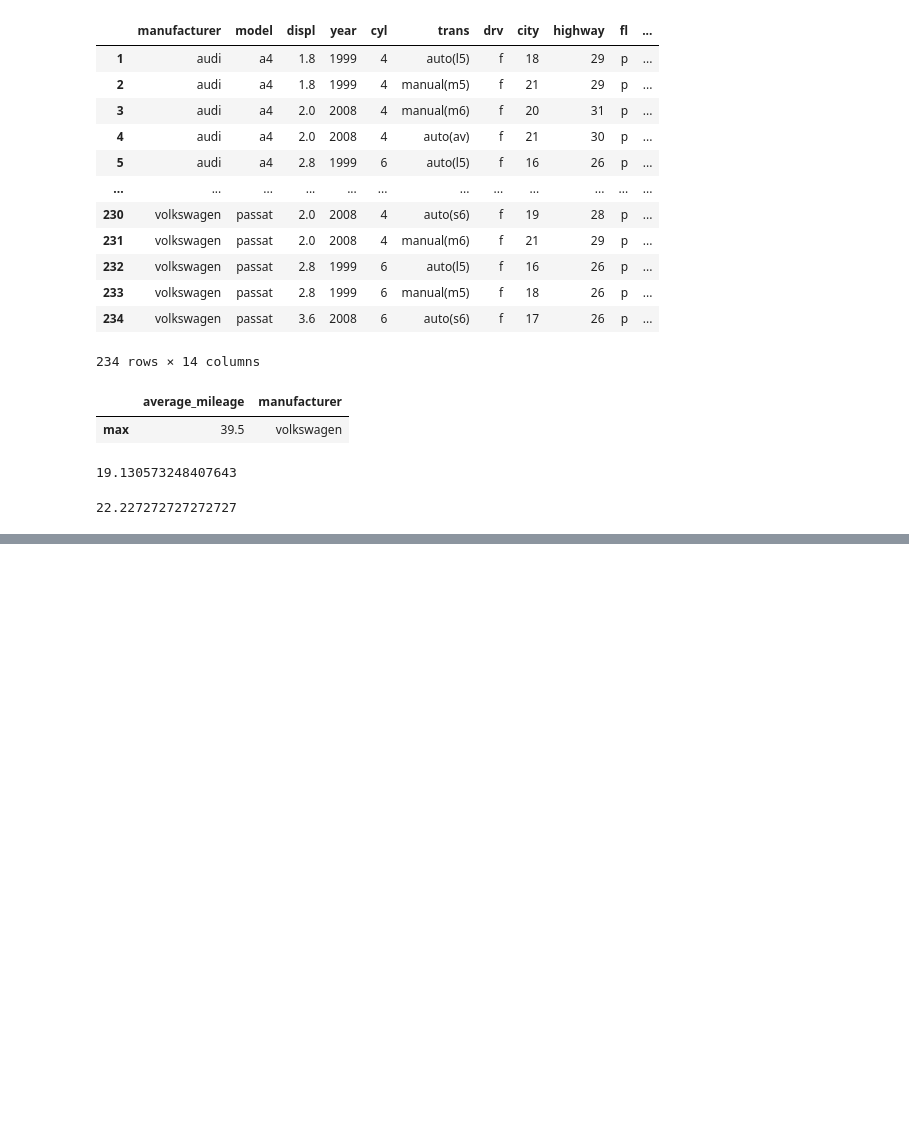
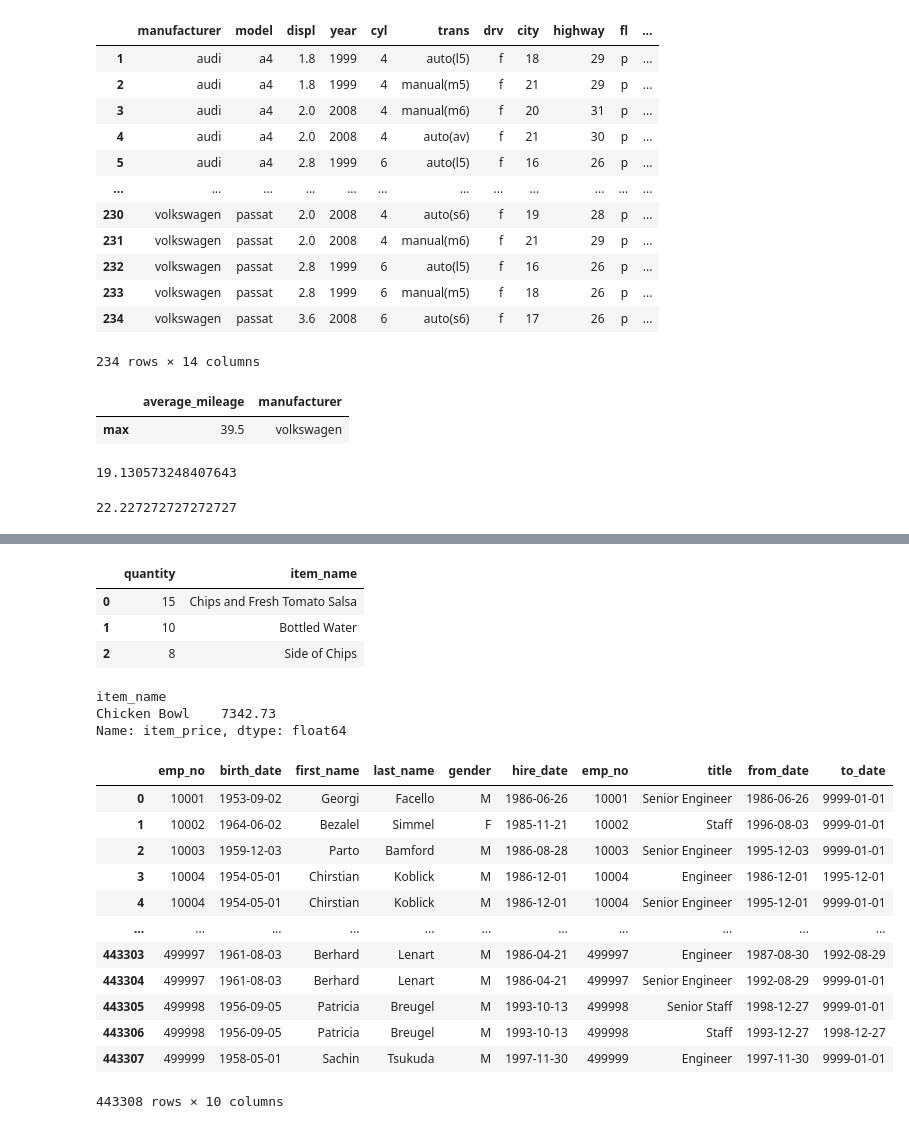
Before and after one commit to BurtonBarnes/numpy-pandas-visualization-exercises, a Jupyter notebook: advanced_dataframes.ipynb, the cells around one changed output, grey strips where cells are left out. Cells and saved outputs as stored; diff of their text form; code cells hidden in the pictures; blank space fills up the shorter version.

```diff
--- a/advanced_dataframes.ipynb
+++ b/advanced_dataframes.ipynb
@@ -431,0 +481,34 @@ manual_mpg['average_mileage'].sum()/len(manual_mpg)
+# %%
+#3.
+pd.read_sql('SELECT quantity, item_name FROM orders ORDER BY quantity DESC LIMIT 3', url)
+# %% [output]
+|  | quantity | item_name |
+| 0 | 15 | Chips and Fresh Tomato Salsa |
+| 1 | 10 | Bottled Water |
+| 2 | 8 | Side of Chips |
+# %%
+#4.
+df.groupby('item_name').item_price.sum().sort_values(ascending = False).head(1)
+# %% [output]
+item_name
+Chicken Bowl    7342.73
+Name: item_price, dtype: float64
+# %%
+#5.
+url = f'mysql+pymysql://{user}:{password}@{host}/employees'
+df2 = pd.read_sql('SELECT * FROM employees JOIN titles ON employees.emp_no = titles.emp_no', url)
+df2
+# %% [output]
+|  | emp_no | birth_date | first_name | last_name | gender | hire_date | emp_no | title | from_date | to_date |
+| 0 | 10001 | 1953-09-02 | Georgi | Facello | M | 1986-06-26 | 10001 | Senior Engineer | 1986-06-26 | 9999-01-01 |
+| 1 | 10002 | 1964-06-02 | Bezalel | Simmel | F | 1985-11-21 | 10002 | Staff | 1996-08-03 | 9999-01-01 |
+| 2 | 10003 | 1959-12-03 | Parto | Bamford | M | 1986-08-28 | 10003 | Senior Engineer | 1995-12-03 | 9999-01-01 |
+| 3 | 10004 | 1954-05-01 | Chirstian | Koblick | M | 1986-12-01 | 10004 | Engineer | 1986-12-01 | 1995-12-01 |
+| 4 | 10004 | 1954-05-01 | Chirstian | Koblick | M | 1986-12-01 | 10004 | Senior Engineer | 1995-12-01 | 9999-01-01 |
+| ... | ... | ... | ... | ... | ... | ... | ... | ... | ... | ... |
+| 443303 | 499997 | 1961-08-03 | Berhard | Lenart | M | 1986-04-21 | 499997 | Engineer | 1987-08-30 | 1992-08-29 |
+| 443304 | 499997 | 1961-08-03 | Berhard | Lenart | M | 1986-04-21 | 499997 | Senior Engineer | 1992-08-29 | 9999-01-01 |
+| 443305 | 499998 | 1956-09-05 | Patricia | Breugel | M | 1993-10-13 | 499998 | Senior Staff | 1998-12-27 | 9999-01-01 |
+| 443306 | 499998 | 1956-09-05 | Patricia | Breugel | M | 1993-10-13 | 499998 | Staff | 1993-12-27 | 1998-12-27 |
+| 443307 | 499999 | 1958-05-01 | Sachin | Tsukuda | M | 1997-11-30 | 499999 | Engineer | 1997-11-30 | 9999-01-01 |
+443308 rows × 10 columns
```
Also changed, not shown: parts of 9 cells of this notebook.
